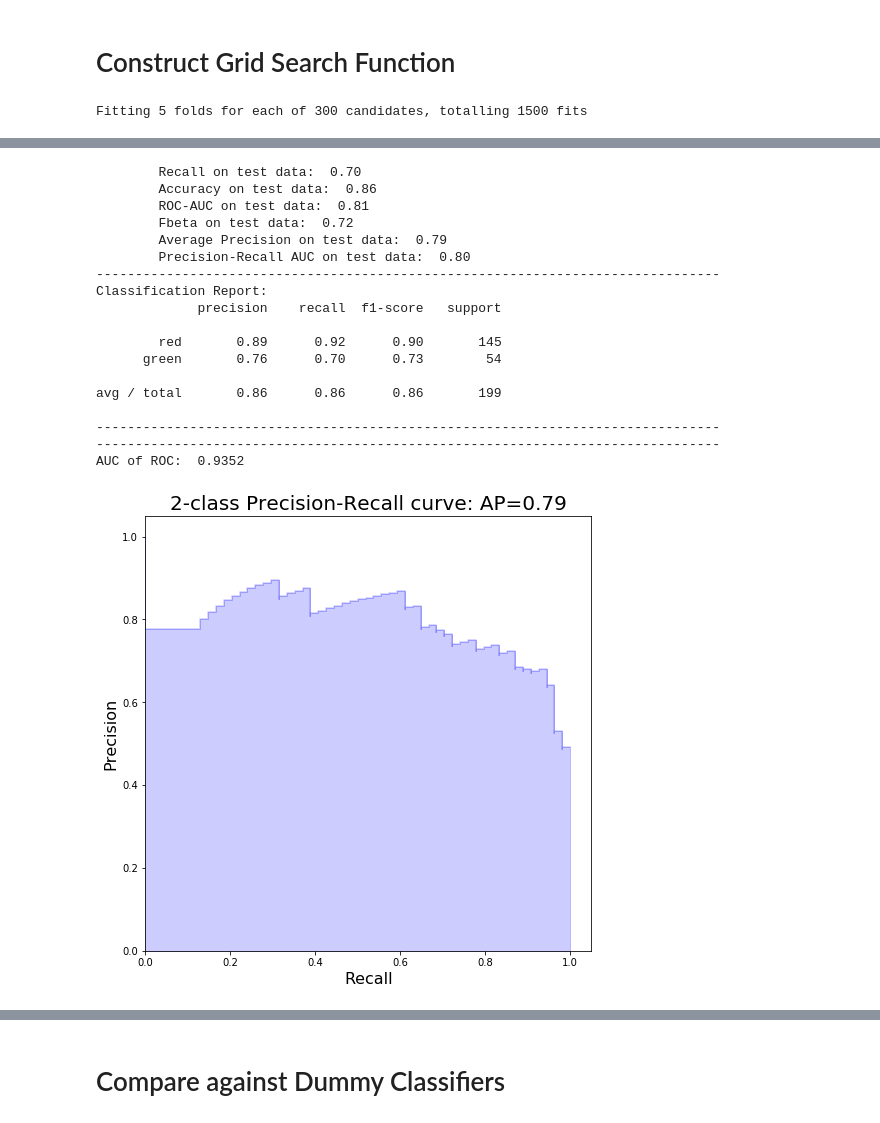
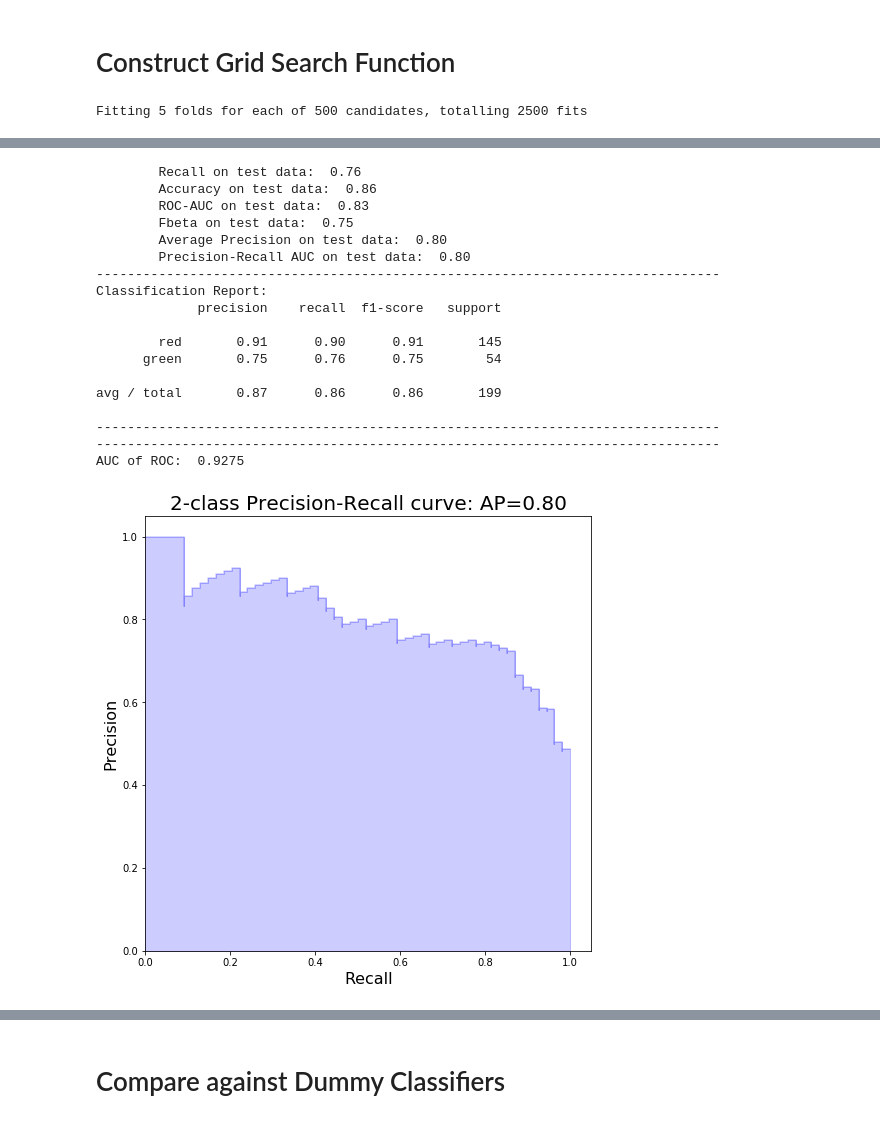
Before and after one commit to GSA/srt-fbo-scraper, a Jupyter notebook: eda/eda_csmcallister.ipynb, the cells around one changed output, grey strips where cells are left out. Drawn from its saved outputs; the diff is of its cells as text; code cells hidden in the pictures.

```diff
--- a/eda/eda_csmcallister.ipynb
+++ b/eda/eda_csmcallister.ipynb
@@ -500,10 +498,10 @@ def randomized_grid_search(df, weight_classes = True, n_iter_search = 500, score
     return results
 # %%
 results = randomized_grid_search(labeled_df,
-                                 n_iter_search = 300,
-                                 score = 'accuracy',
+                                 n_iter_search = 500,
+                                 score = 'roc_auc',
                                  pickle_best = True,
                                  random_state = 123,
-                                 pickle_file = 'clf_csmcallister_')
+                                 pickle_file = 'clf_csmcallister_pyenchat_')
 # %% [output]
-Fitting 5 folds for each of 300 candidates, totalling 1500 fits
+Fitting 5 folds for each of 500 candidates, totalling 2500 fits
@@ -516,19 +516,19 @@ Fitting 5 folds for each of 300 candidates, totalling 1500 fits
-        Recall on test data:  0.70
+        Recall on test data:  0.76
         Accuracy on test data:  0.86
-        ROC-AUC on test data:  0.81
-        Fbeta on test data:  0.72
-        Average Precision on test data:  0.79
+        ROC-AUC on test data:  0.83
+        Fbeta on test data:  0.75
+        Average Precision on test data:  0.80
         Precision-Recall AUC on test data:  0.80
 --------------------------------------------------------------------------------
 Classification Report:
              precision    recall  f1-score   support
 
-        red       0.89      0.92      0.90       145
-      green       0.76      0.70      0.73        54
+        red       0.91      0.90      0.91       145
+      green       0.75      0.76      0.75        54
 
-avg / total       0.86      0.86      0.86       199
+avg / total       0.87      0.86      0.86       199
 
 --------------------------------------------------------------------------------
 --------------------------------------------------------------------------------
-AUC of ROC:  0.9352
+AUC of ROC:  0.9275
-[figure, old version]
+[figure, new version]
```
Also changed, not shown: parts of 3 cells of this notebook, 1 other file.
